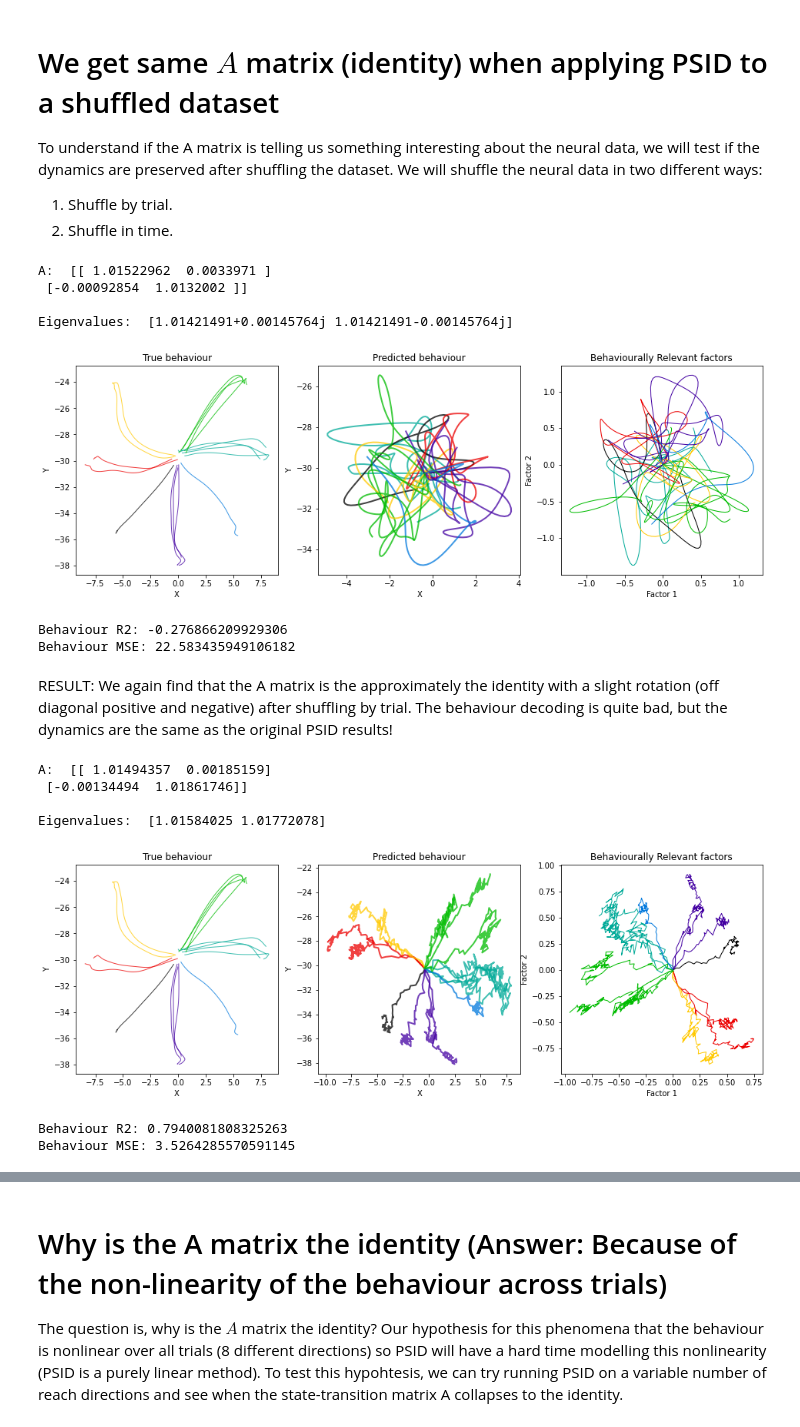
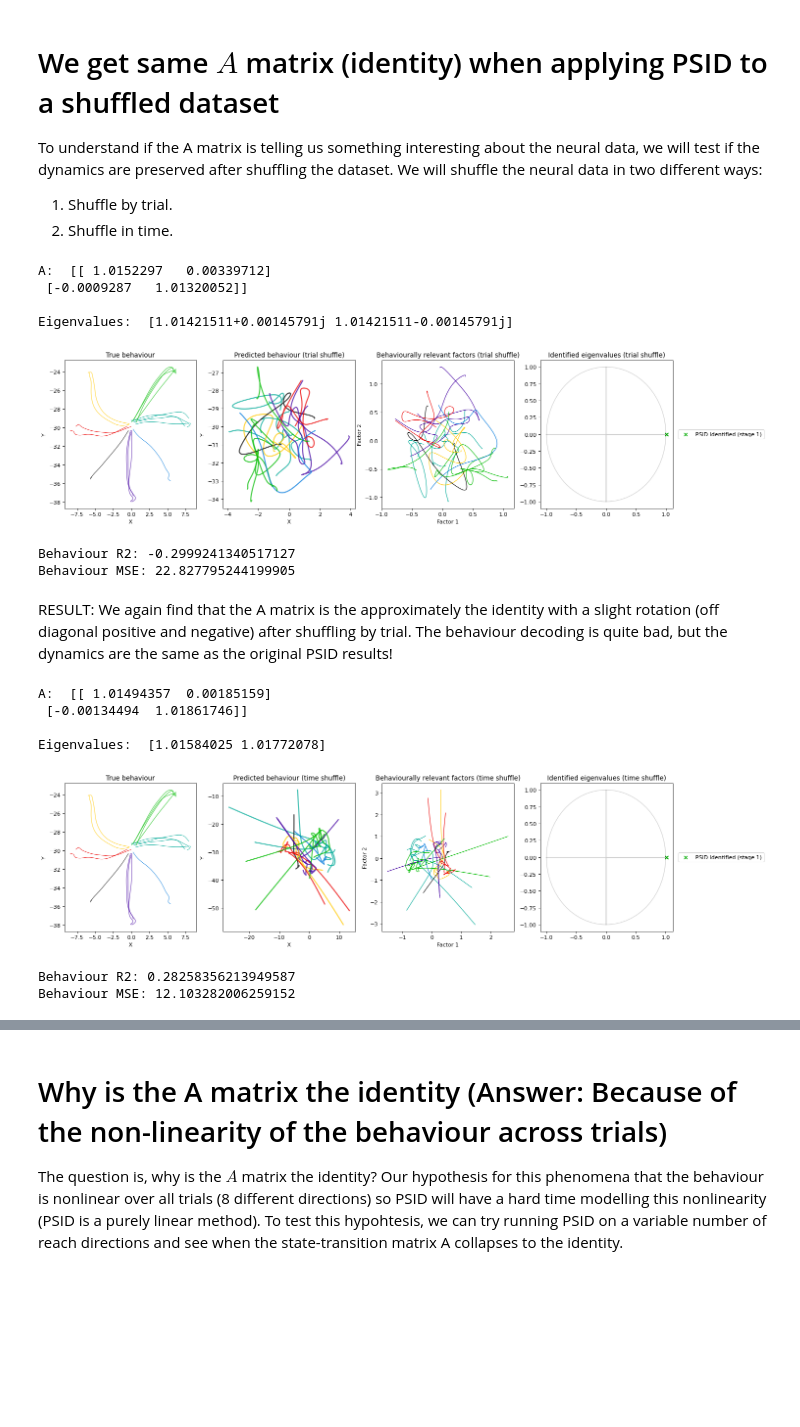
Before and after one commit to HennigLab/psid_technical_report, a Jupyter notebook: psid_technical_report.ipynb, the cells around one changed output, grey strips where cells are left out. Saved outputs shown, nothing was run; the diff lists cells and outputs as text; code cells hidden in the pictures; blank space fills up the shorter version.

```diff
--- a/psid_technical_report.ipynb
+++ b/psid_technical_report.ipynb
@@ -27,6 +19,7 @@ import PSID
 from PSID.evaluation import evalPrediction
 from PSID.MatHelper import loadmat
 import utils
+plt.rcParams['figure.dpi'] = 80 #72
 
 from plotting import plot_psid_2_factors
 # %% [markdown]
@@ -186,7 +179,7 @@ def PSIDPredictForTrials(idSys, YAll, YMean=None, ZMean=None, steady_state=True,
         xPredAll.append(xPred1This)
     return zPredAll, yPredAll, xPredAll
 # %%
-useKalmanSmoother = False
+useKalmanSmoother = True
 zPredTest, yPredTest, xPredTest = PSIDPredictForTrials(idSys1, smoothed_test_rates, YMean, ZMean, useKalmanSmoother=useKalmanSmoother)
 
 factors = xPredTest
@@ -198,5 +191,7 @@ dir_index = direction_index_test
 ground_truth_behaviours = ground_truth_test_behaviours
 predicted_behaviours = np.asarray(behaviour_means)
 
-plot_psid_2_factors(latents, dir_index, ground_truth_behaviours, predicted_behaviours);
+titles = ["True behaviour", "Predicted behaviour", "Behaviourally relevant factors", "Identified eigenvalues"]
+plot_psid_2_factors(latents, dir_index, ground_truth_behaviours, predicted_behaviours, idSys1.A, titles);
+plt.savefig('PSID_outputs_normal.pdf',bbox_inches='tight')
 # %% [output]
@@ -282,38 +279,40 @@ To understand if the A matrix is telling us something interesting about the neur
 import random
 random.seed(31)
 #Shuffle the neural data list by trial
 Y_shuffled = random.sample(Y, len(Y))
 #refit PSID
 idSys2 = PSID.PSID(Y_shuffled, Z, nx=2, n1=2, i=10)
 
 A = idSys2.A
 # Eigenvalues when only learning behaviorally relevant states
 idEigs2 = np.linalg.eig(idSys2.A)[0]
 
 print("A: ", idSys2.A)
 print()
 print("Eigenvalues: ", np.linalg.eig(idSys2.A)[0])
 
 #Run inference for the shuffled dataset
 zPredTest, yPredTest, xPredTest = PSIDPredictForTrials(idSys2, smoothed_test_rates, YMean, ZMean, useKalmanSmoother=useKalmanSmoother)
 
 factors = xPredTest
 behaviour_means = zPredTest
 rate_means = yPredTest
 
 latents = np.asarray(factors)
 dir_index = direction_index_test
 ground_truth_behaviours = ground_truth_test_behaviours
 predicted_behaviours = np.asarray(behaviour_means)
 
 #Visualize results
-plot_psid_2_factors(latents, dir_index, ground_truth_behaviours, predicted_behaviours);
+titles = ["True behaviour", "Predicted behaviour (trial shuffle)", "Behaviourally relevant factors (trial shuffle)", "Identified eigenvalues (trial shuffle)"]
+plot_psid_2_factors(latents, dir_index, ground_truth_behaviours, predicted_behaviours, idSys2.A, titles);
+plt.savefig('PSID_outputs_trial_shuffle.pdf',bbox_inches='tight')
 # %% [output]
-A:  [[ 1.01522962  0.0033971 ]
- [-0.00092854  1.0132002 ]]
+A:  [[ 1.0152297   0.00339712]
+ [-0.0009287   1.01320052]]
 
-Eigenvalues:  [1.01421491+0.00145764j 1.01421491-0.00145764j]
+Eigenvalues:  [1.01421511+0.00145791j 1.01421511-0.00145791j]
-[figure, old version]
+[figure, new version]
 # %%
 #Evaluating the behaviour prediction
 from sklearn.metrics import r2_score, mean_squared_error
@@ -322,8 +321,8 @@ predCat = np.concatenate(predicted_behaviours)
 print("Behaviour R2:", r2_score(trueCat, predCat))
 print("Behaviour MSE:", mean_squared_error(trueCat, predCat))
 # %% [output]
-Behaviour R2: -0.276866209929306
-Behaviour MSE: 22.583435949106182
+Behaviour R2: -0.2999241340517127
+Behaviour MSE: 22.827795244199905
 # %% [markdown]
 RESULT: We again find that the A matrix is the approximately the identity with a slight rotation (off diagonal positive and negative) after shuffling by trial. The behaviour decoding is quite bad, but the dynamics are the same as the original PSID results!
 # %%
@@ -341,7 +340,7 @@ print()
 print("Eigenvalues: ", np.linalg.eig(idSys3.A)[0])
 
 smoothed_test_rates_copy = np.copy(smoothed_test_rates)
-[np.random.shuffle(x) for x in smoothed_test_rates_copy]
+# [np.random.shuffle(x) for x in smoothed_test_rates_copy]
 # [np.random.shuffle(x) for x in smoothed_test_rates_copy]
 # [np.random.shuffle(x) for x in smoothed_test_rates_copy]
 #Run inference for the shuffled dataset
@@ -357,13 +356,15 @@ ground_truth_behaviours = ground_truth_test_behaviours
 predicted_behaviours = np.asarray(behaviour_means)
 
 #Visualize results
-plot_psid_2_factors(latents, dir_index, ground_truth_behaviours, predicted_behaviours);
+titles = ["True behaviour", "Predicted behaviour (time shuffle)", "Behaviourally relevant factors (time shuffle)", "Identified eigenvalues (time shuffle)"]
+plot_psid_2_factors(latents, dir_index, ground_truth_behaviours, predicted_behaviours, idSys3.A, titles);
+plt.savefig('PSID_outputs_time_shuffle.pdf',bbox_inches='tight')
 # %% [output]
 A:  [[ 1.01494357  0.00185159]
  [-0.00134494  1.01861746]]
 
 Eigenvalues:  [1.01584025 1.01772078]
-[figure, old version]
+[figure, new version]
 # %%
 #Evaluating the behaviour prediction
 from sklearn.metrics import r2_score, mean_squared_error
@@ -372,6 +373,6 @@ predCat = np.concatenate(predicted_behaviours)
 print("Behaviour R2:", r2_score(trueCat, predCat))
 print("Behaviour MSE:", mean_squared_error(trueCat, predCat))
 # %% [output]
-Behaviour R2: 0.7940081808325263
-Behaviour MSE: 3.5264285570591145
+Behaviour R2: 0.28258356213949587
+Behaviour MSE: 12.103282006259152
 # %% [markdown]
```
Also changed, not shown: parts of 10 cells of this notebook, 1 other file.
